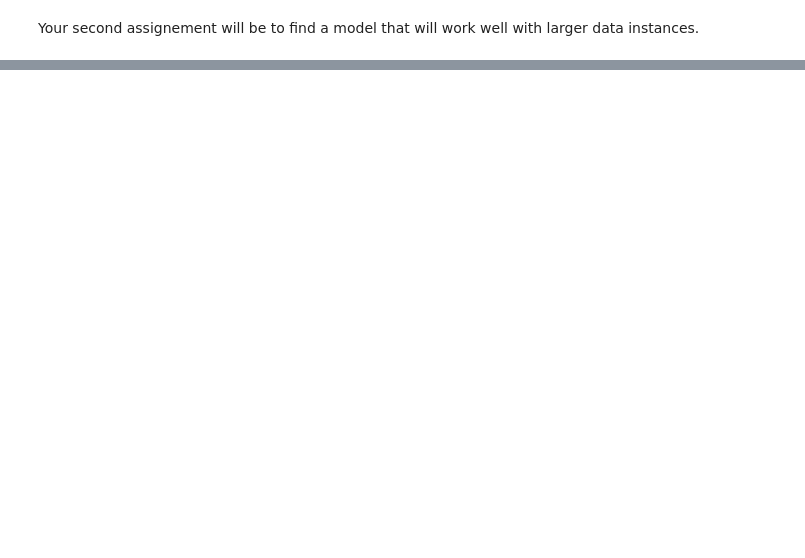
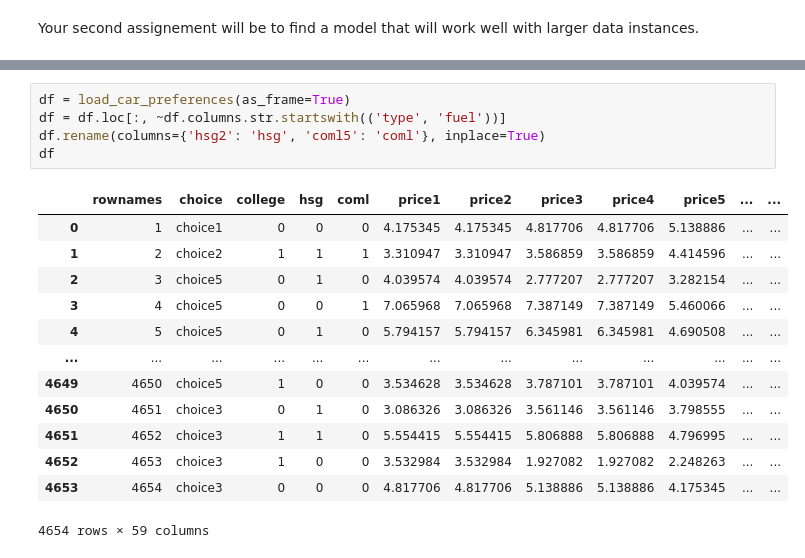
Before and after one commit to mowgli33/orra-dm-2024-25, a Jupyter notebook: notebooks/example.ipynb, the cells around one changed output, grey strips where cells are left out. Cells and saved outputs as stored; diff of their text form; blank space fills up the shorter version.

```diff
--- a/notebooks/example.ipynb
+++ b/notebooks/example.ipynb
@@ -198,0 +257,19 @@ Your second assignement will be to find a model that will work well with larger
+# %%
+df = load_car_preferences(as_frame=True)
+df = df.loc[:, ~df.columns.str.startswith(('type', 'fuel'))]
+df.rename(columns={'hsg2': 'hsg', 'coml5': 'coml'}, inplace=True)
+df
+# %% [output]
+|  | rownames | choice | college | hsg | coml | price1 | price2 | price3 | price4 | price5 | ... | ... |
+| 0 | 1 | choice1 | 0 | 0 | 0 | 4.175345 | 4.175345 | 4.817706 | 4.817706 | 5.138886 | ... | ... |
+| 1 | 2 | choice2 | 1 | 1 | 1 | 3.310947 | 3.310947 | 3.586859 | 3.586859 | 4.414596 | ... | ... |
+| 2 | 3 | choice5 | 0 | 1 | 0 | 4.039574 | 4.039574 | 2.777207 | 2.777207 | 3.282154 | ... | ... |
+| 3 | 4 | choice5 | 0 | 0 | 1 | 7.065968 | 7.065968 | 7.387149 | 7.387149 | 5.460066 | ... | ... |
+| 4 | 5 | choice5 | 0 | 1 | 0 | 5.794157 | 5.794157 | 6.345981 | 6.345981 | 4.690508 | ... | ... |
+| ... | ... | ... | ... | ... | ... | ... | ... | ... | ... | ... | ... | ... |
+| 4649 | 4650 | choice5 | 1 | 0 | 0 | 3.534628 | 3.534628 | 3.787101 | 3.787101 | 4.039574 | ... | ... |
+| 4650 | 4651 | choice3 | 0 | 1 | 0 | 3.086326 | 3.086326 | 3.561146 | 3.561146 | 3.798555 | ... | ... |
+| 4651 | 4652 | choice3 | 1 | 1 | 0 | 5.554415 | 5.554415 | 5.806888 | 5.806888 | 4.796995 | ... | ... |
+| 4652 | 4653 | choice3 | 1 | 0 | 0 | 3.532984 | 3.532984 | 1.927082 | 1.927082 | 2.248263 | ... | ... |
+| 4653 | 4654 | choice3 | 0 | 0 | 0 | 4.817706 | 4.817706 | 5.138886 | 5.138886 | 4.175345 | ... | ... |
+4654 rows × 59 columns
```
Also changed, not shown: parts of 10 cells of this notebook.
